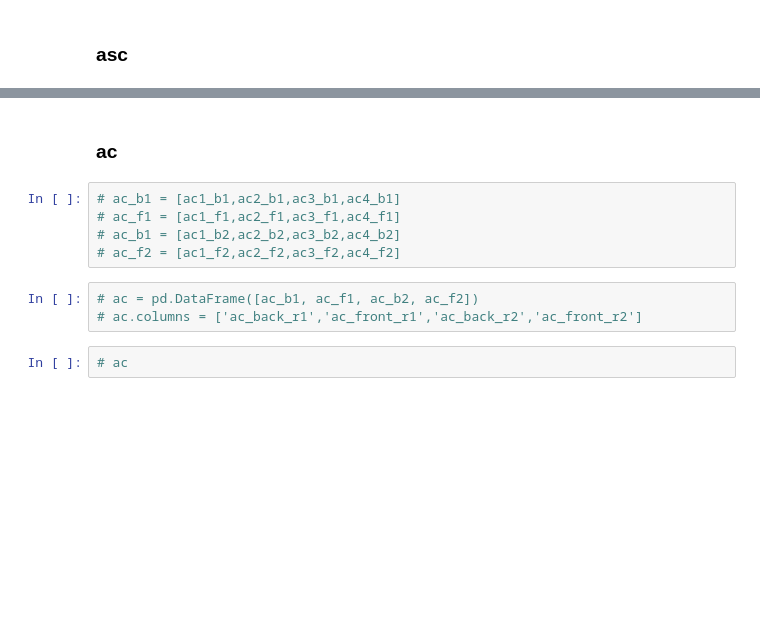
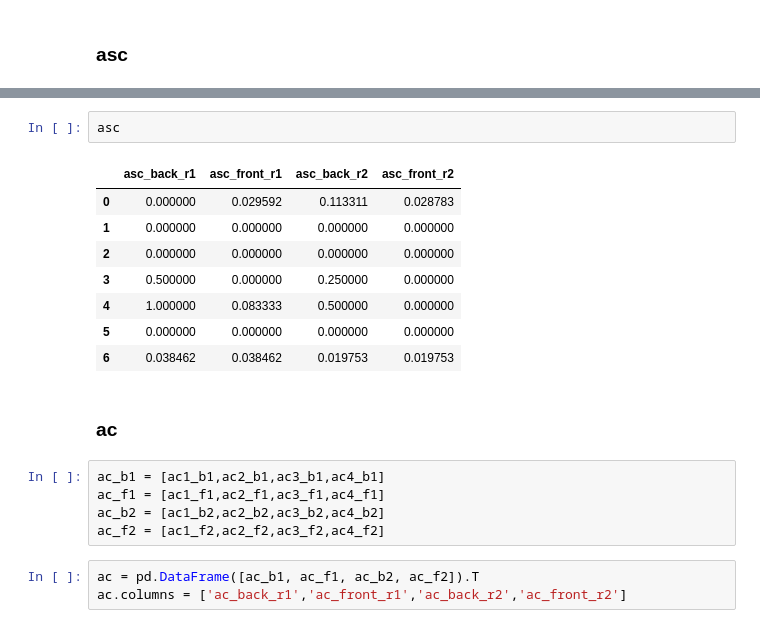
Before and after one commit to fga-eps-mds/2020.1-Grupo6, a Jupyter notebook: analytics/src/analytics.ipynb, the cells around one changed output, grey strips where cells are left out. Saved outputs shown, nothing was run; the diff lists cells and outputs as text; blank space fills up the shorter version.

```diff
--- a/analytics/src/analytics.ipynb
+++ b/analytics/src/analytics.ipynb
@@ -1713,12 +1682,21 @@ ac4_f2 #Segurança
+# %%
+asc
+# %% [output]
+|  | asc_back_r1 | asc_front_r1 | asc_back_r2 | asc_front_r2 |
+| 0 | 0.000000 | 0.029592 | 0.113311 | 0.028783 |
+| 1 | 0.000000 | 0.000000 | 0.000000 | 0.000000 |
+| 2 | 0.000000 | 0.000000 | 0.000000 | 0.000000 |
+| 3 | 0.500000 | 0.000000 | 0.250000 | 0.000000 |
+| 4 | 1.000000 | 0.083333 | 0.500000 | 0.000000 |
+| 5 | 0.000000 | 0.000000 | 0.000000 | 0.000000 |
+| 6 | 0.038462 | 0.038462 | 0.019753 | 0.019753 |
 # %% [markdown]
 ### ac
 # %%
-# ac_b1 = [ac1_b1,ac2_b1,ac3_b1,ac4_b1]
-# ac_f1 = [ac1_f1,ac2_f1,ac3_f1,ac4_f1]
-# ac_b1 = [ac1_b2,ac2_b2,ac3_b2,ac4_b2]
-# ac_f2 = [ac1_f2,ac2_f2,ac3_f2,ac4_f2]
+ac_b1 = [ac1_b1,ac2_b1,ac3_b1,ac4_b1]
+ac_f1 = [ac1_f1,ac2_f1,ac3_f1,ac4_f1]
+ac_b2 = [ac1_b2,ac2_b2,ac3_b2,ac4_b2]
+ac_f2 = [ac1_f2,ac2_f2,ac3_f2,ac4_f2]
 # %%
-# ac = pd.DataFrame([ac_b1, ac_f1, ac_b2, ac_f2])
-# ac.columns = ['ac_back_r1','ac_front_r1','ac_back_r2','ac_front_r2']
+ac = pd.DataFrame([ac_b1, ac_f1, ac_b2, ac_f2]).T
+ac.columns = ['ac_back_r1','ac_front_r1','ac_back_r2','ac_front_r2']
-# %%
-# ac
```
Also changed, not shown: parts of 21 cells of this notebook.
